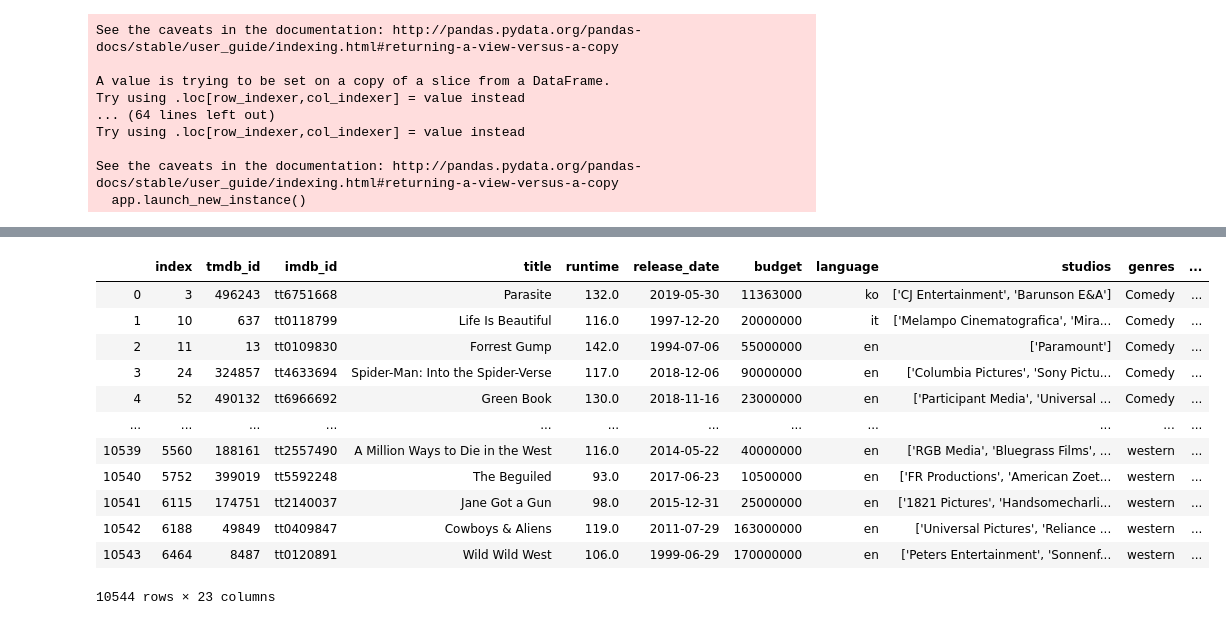
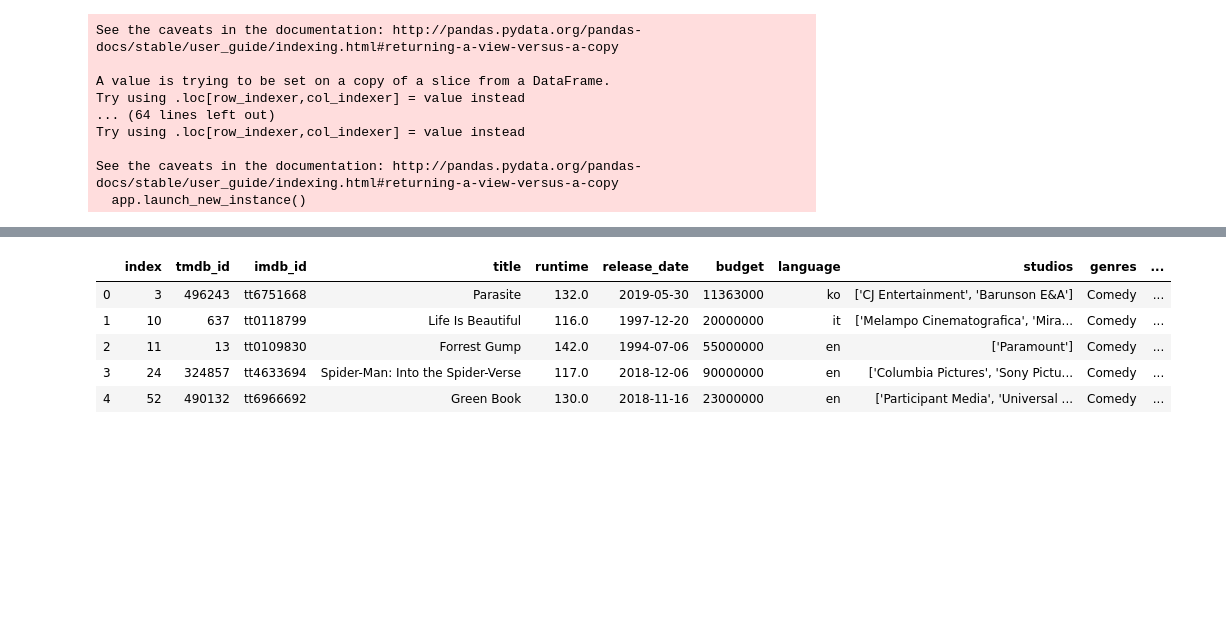
Before and after one commit to JohnTheTripper/MovieProjectFIDS, a Jupyter notebook: The movie DB code .ipynb, the cells around one changed output, grey strips where cells are left out. Drawn from its saved outputs; the diff is of its cells as text; code cells hidden in the pictures; blank space fills up the shorter version.

```diff
--- a/The movie DB code .ipynb
+++ b/The movie DB code .ipynb
@@ -399,7 +442,9 @@ Bud = Bud[Bud['year'] >= 1990]
+# %%
+Buddy = Buddy[Buddy['year'] >= 1990]
 # %%
 
 
-for x in Bud['genres']:
+for x in Buddy['genres']:
     drama = []
     x = ast.literal_eval(x)
     for i in x:
@@ -426,7 +471,7 @@ Horror
 # %%
 drama = []
 
-for x in Bud['genres']:
+for x in Buddy['genres']:
     x = ast.literal_eval(x)
     for i in x:
         drama.append(i)
@@ -447,21 +492,21 @@ unique(drama)
 # %%
-Bud_com = Bud[Bud['genres'].str.contains('Comedy')].
-Bud_act = Bud[Bud['genres'].str.contains('Action')]
-Bud_adv = Bud[Bud['genres'].str.contains('Adventure')]
-Bud_ani = Bud[Bud['genres'].str.contains('Animation')]
-Bud_cri = Bud[Bud['genres'].str.contains('Crime')]
-Bud_dra = Bud[Bud['genres'].str.contains('Drama')]
-Bud_fam = Bud[Bud['genres'].str.contains('Family')]
-Bud_fan = Bud[Bud['genres'].str.contains('Fantasy')]
-Bud_his = Bud[Bud['genres'].str.contains('History')]
-Bud_hor = Bud[Bud['genres'].str.contains('Horror')]
-Bud_mus = Bud[Bud['genres'].str.contains('Music')]
-Bud_mys = Bud[Bud['genres'].str.contains('Mystery')]
-Bud_rom = Bud[Bud['genres'].str.contains('Romance')]
-Bud_sci = Bud[Bud['genres'].str.contains('Science Fiction')]
-Bud_thr = Bud[Bud['genres'].str.contains('Thriller')]
-Bud_war = Bud[Bud['genres'].str.contains('War')]
-Bud_wes = Bud[Bud['genres'].str.contains('Western')]
+Bud_com = Buddy[Buddy['genres'].str.contains('Comedy')]
+Bud_act = Buddy[Buddy['genres'].str.contains('Action')]
+Bud_adv = Buddy[Buddy['genres'].str.contains('Adventure')]
+Bud_ani = Buddy[Buddy['genres'].str.contains('Animation')]
+Bud_cri = Buddy[Buddy['genres'].str.contains('Crime')]
+Bud_dra = Buddy[Buddy['genres'].str.contains('Drama')]
+Bud_fam = Buddy[Buddy['genres'].str.contains('Family')]
+Bud_fan = Buddy[Buddy['genres'].str.contains('Fantasy')]
+Bud_his = Buddy[Buddy['genres'].str.contains('History')]
+Bud_hor = Buddy[Buddy['genres'].str.contains('Horror')]
+Bud_mus = Buddy[Buddy['genres'].str.contains('Music')]
+Bud_mys = Buddy[Buddy['genres'].str.contains('Mystery')]
+Bud_rom = Buddy[Buddy['genres'].str.contains('Romance')]
+Bud_sci = Buddy[Buddy['genres'].str.contains('Science Fiction')]
+Bud_thr = Buddy[Buddy['genres'].str.contains('Thriller')]
+Bud_war = Buddy[Buddy['genres'].str.contains('War')]
+Bud_wes = Buddy[Buddy['genres'].str.contains('Western')]
 # %%
 Bud_wes['genres'] = Bud_wes['genres'].apply(lambda x: 'western')
 # %% [output]
@@ -538,17 +583,10 @@ sns.despine( left=True)
 # %%
 result2 = result.drop(columns= 'Unnamed: 0').drop(index=1).reset_index()
-result2
+result2.head()
 # %% [output]
 |  | index | tmdb_id | imdb_id | title | runtime | release_date | budget | language | studios | genres | ... |
 | 0 | 3 | 496243 | tt6751668 | Parasite | 132.0 | 2019-05-30 | 11363000 | ko | ['CJ Entertainment', 'Barunson E&A'] | Comedy | ... |
 | 1 | 10 | 637 | tt0118799 | Life Is Beautiful | 116.0 | 1997-12-20 | 20000000 | it | ['Melampo Cinematografica', 'Mira... | Comedy | ... |
 | 2 | 11 | 13 | tt0109830 | Forrest Gump | 142.0 | 1994-07-06 | 55000000 | en | ['Paramount'] | Comedy | ... |
 | 3 | 24 | 324857 | tt4633694 | Spider-Man: Into the Spider-Verse | 117.0 | 2018-12-06 | 90000000 | en | ['Columbia Pictures', 'Sony Pictu... | Comedy | ... |
 | 4 | 52 | 490132 | tt6966692 | Green Book | 130.0 | 2018-11-16 | 23000000 | en | ['Participant Media', 'Universal ... | Comedy | ... |
-| ... | ... | ... | ... | ... | ... | ... | ... | ... | ... | ... | ... |
-| 10539 | 5560 | 188161 | tt2557490 | A Million Ways to Die in the West | 116.0 | 2014-05-22 | 40000000 | en | ['RGB Media', 'Bluegrass Films', ... | western | ... |
-| 10540 | 5752 | 399019 | tt5592248 | The Beguiled | 93.0 | 2017-06-23 | 10500000 | en | ['FR Productions', 'American Zoet... | western | ... |
-| 10541 | 6115 | 174751 | tt2140037 | Jane Got a Gun | 98.0 | 2015-12-31 | 25000000 | en | ['1821 Pictures', 'Handsomecharli... | western | ... |
-| 10542 | 6188 | 49849 | tt0409847 | Cowboys & Aliens | 119.0 | 2011-07-29 | 163000000 | en | ['Universal Pictures', 'Reliance ... | western | ... |
-| 10543 | 6464 | 8487 | tt0120891 | Wild Wild West | 106.0 | 1999-06-29 | 170000000 | en | ['Peters Entertainment', 'Sonnenf... | western | ... |
-10544 rows × 23 columns
```
Also changed, not shown: parts of 19 cells of this notebook.
